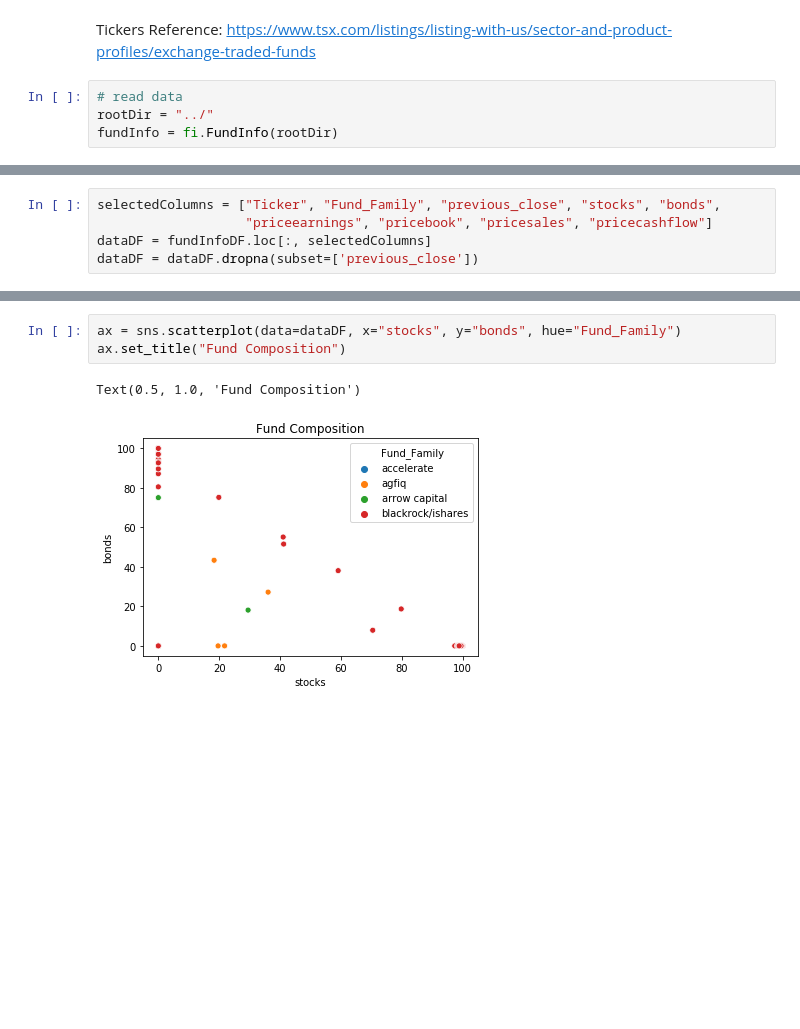
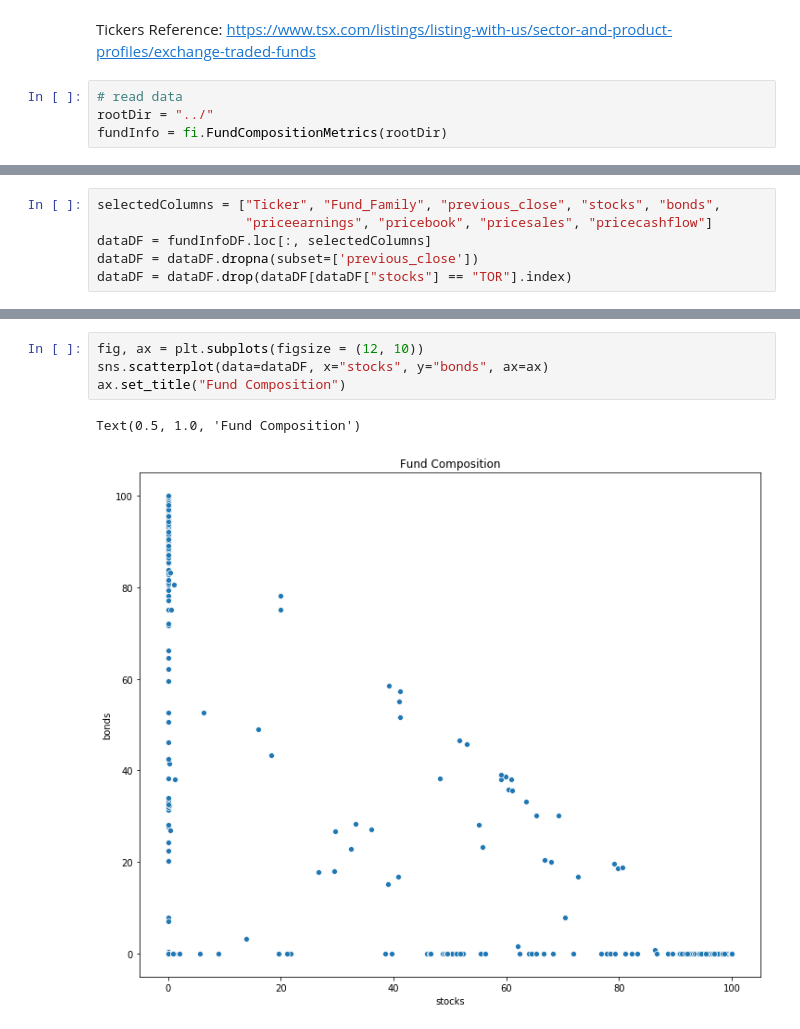
Before and after one commit to rajayalamanchili/etfanalysis, a Jupyter notebook: ETF_data_analysis.ipynb, the cells around one changed output, grey strips where cells are left out. Saved outputs shown, nothing was run; the diff lists cells and outputs as text; blank space fills up the shorter version.

```diff
--- a/ETF_data_analysis.ipynb
+++ b/ETF_data_analysis.ipynb
@@ -8,4 +9,4 @@ Tickers Reference: https://www.tsx.com/listings/listing-with-us/sector-and-produ
 # %%
 # read data
 rootDir = "../"
-fundInfo = fi.FundInfo(rootDir)
+fundInfo = fi.FundCompositionMetrics(rootDir)
@@ -33,6 +57,7 @@ selectedColumns = ["Ticker", "Fund_Family", "previous_close", "stocks", "bonds",
                    "priceearnings", "pricebook", "pricesales", "pricecashflow"]
 dataDF = fundInfoDF.loc[:, selectedColumns]
 dataDF = dataDF.dropna(subset=['previous_close'])
+dataDF = dataDF.drop(dataDF[dataDF["stocks"] == "TOR"].index)
 # %%
 dataDF["Fund_Family"] = dataDF["Fund_Family"].str.lower()
 dataDF[["stocks", "bonds"]] = dataDF[["stocks", "bonds"]].replace("%", "", regex=True).astype(float)
@@ -54,6 +79,7 @@ dataDF
 # %%
-ax = sns.scatterplot(data=dataDF, x="stocks", y="bonds", hue="Fund_Family")
+fig, ax = plt.subplots(figsize = (12, 10))
+sns.scatterplot(data=dataDF, x="stocks", y="bonds", ax=ax)
 ax.set_title("Fund Composition")
 # %% [output]
 Text(0.5, 1.0, 'Fund Composition')
-[figure, old version]
+[figure, new version]
```
Also changed, not shown: parts of 9 cells of this notebook, 2 other files.
